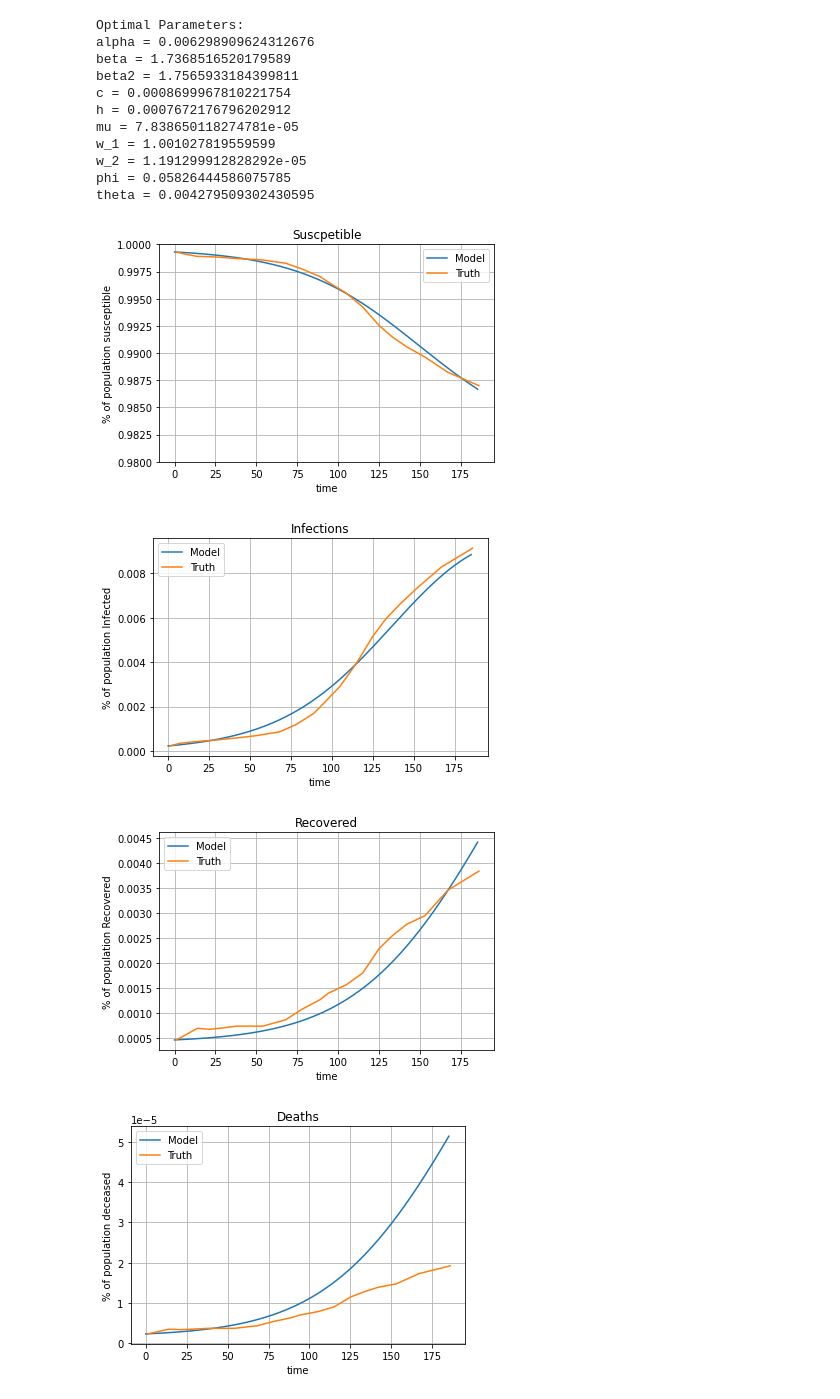
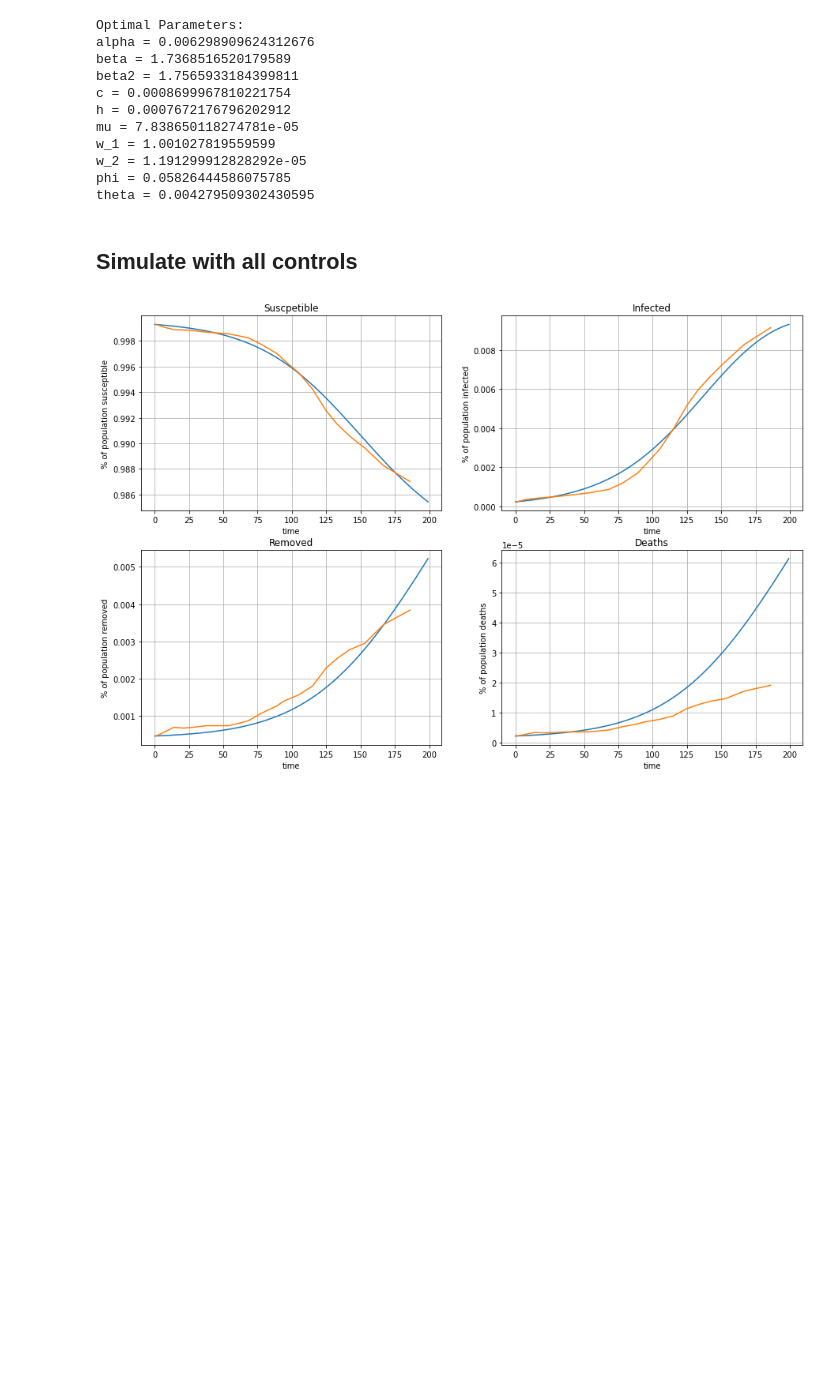
Before and after one commit to DusanKovac/Modelling-Cholera-Outbreak, a Jupyter notebook: SIRD_Model-V2.ipynb, the cells around one changed output. Saved outputs shown, nothing was run; the diff lists cells and outputs as text; code cells hidden in the pictures; blank space fills up the shorter version.

Commit message:
added simulation of controls separately

```diff
--- a/SIRD_Model-V2.ipynb
+++ b/SIRD_Model-V2.ipynb
@@ -251,60 +251,3 @@ w_1 = 1.001027819559599
 w_2 = 1.191299912828292e-05
 phi = 0.05826444586075785
 theta = 0.004279509302430595
-# %%
-# Plot susceptibles
-p = plt.figure(figsize = [6,4])
-
-plt.plot(t[0:186], S_model[0:186], label = "Model")
-plt.plot(times, S_data, label = "Truth")
-
-plt.grid()
-plt.legend()
-plt.xlabel("time")
-plt.ylabel("% of population susceptible")
-plt.title("Suscpetible")
-plt.ylim(0.980,1)
-plt.show()
-
-# Plot infected
-p = plt.figure(figsize = [6, 4])
-
-plt.plot(t[0:186], I_model[0:186], label = "Model")
-plt.plot(times, I_data, label = "Truth")
-
-plt.grid()
-plt.legend()
-plt.xlabel("time")
-plt.ylabel("% of population Infected")
-plt.title("Infections")
-plt.show()
-# Plot recovered
-p = plt.figure(figsize = [6, 4])
-
-plt.plot(t[0:186], R_model[0:186], label = "Model")
-plt.plot(times, R_data, label = "Truth")
-
-plt.grid()
-plt.legend()
-plt.xlabel("time")
-plt.ylabel("% of population Recovered")
-plt.title("Recovered")
-plt.show()
-
-# Plot deceased
-p = plt.figure(figsize = [6, 4])
-
-plt.plot(t[0:186], D_model[0:186], label = "Model")
-plt.plot(times, D_data, label = "Truth")
-
-plt.grid()
-plt.legend()
-plt.xlabel("time")
-plt.ylabel("% of population deceased")
-plt.title("Deaths")
-plt.show()
-# %% [output]
-[figure, removed]
-[figure, removed]
-[figure, removed]
-[figure, removed]
@@ -310,0 +346,17 @@ plt.show()
+# %% [markdown]
+## Simulate with all controls
+# %%
+alpha = result.params['alpha'].value
+beta = result.params['beta'].value
+beta2 = result.params['beta2'].value
+c = result.params['c'].value
+mu = result.params['mu'].value
+h = result.params['h'].value
+w_1 = result.params['w_1'].value
+w_2 = result.params['w_2'].value
+phi = result.params['phi'].value
+theta = result.params['theta'].value
+
+test_control(alpha, beta, beta2,  mu, c, h, w_1, w_2, phi,theta)
+# %% [output]
+[figure, added]
```
Also changed, not shown: parts of 9 cells of this notebook.
